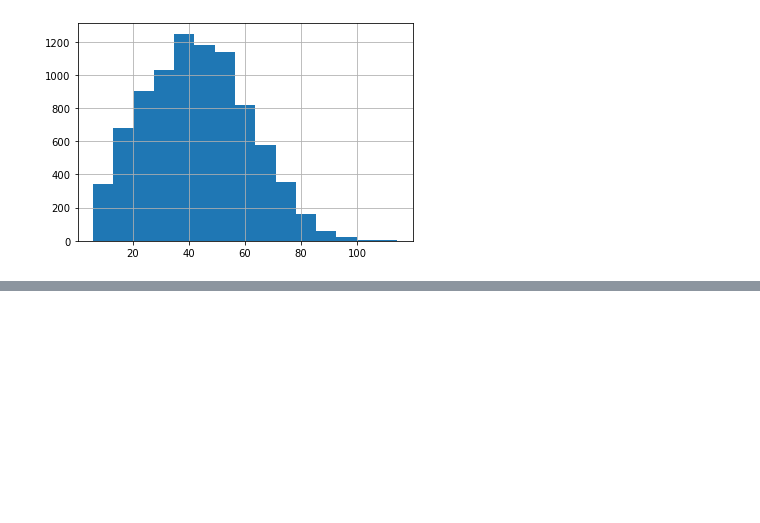
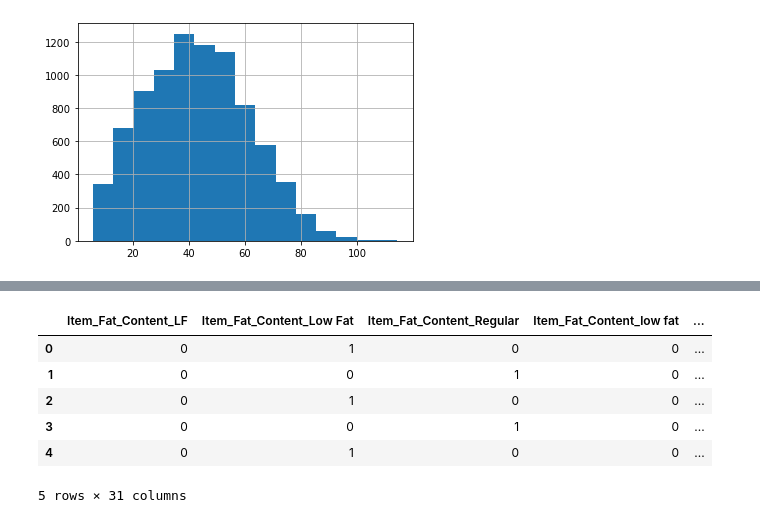
Before and after one commit to shrish83/Python-Basics, a Jupyter notebook: AnalyticsWidhyaDSCourse2021Bootcamp/March_Probability&Statistics/Project 2 - BigMartSalesProblem/script.ipynb, the cells around one changed output, grey strips where cells are left out. Saved outputs shown, nothing was run; the diff lists cells and outputs as text; code cells hidden in the pictures; blank space fills up the shorter version.

```diff
--- a/AnalyticsWidhyaDSCourse2021Bootcamp/March_Probability&Statistics/Project 2 - BigMartSalesProblem/script.ipynb
+++ b/AnalyticsWidhyaDSCourse2021Bootcamp/March_Probability&Statistics/Project 2 - BigMartSalesProblem/script.ipynb
@@ -356,0 +389,11 @@ train['Item_Outlet_Sales_log'].hist(bins=15)
+# %%
+dummies = pd.get_dummies(train1)
+dummies.head()
+# %% [output]
+|  | Item_Fat_Content_LF | Item_Fat_Content_Low Fat | Item_Fat_Content_Regular | Item_Fat_Content_low fat | ... |
+| 0 | 0 | 1 | 0 | 0 | ... |
+| 1 | 0 | 0 | 1 | 0 | ... |
+| 2 | 0 | 1 | 0 | 0 | ... |
+| 3 | 0 | 0 | 1 | 0 | ... |
+| 4 | 0 | 1 | 0 | 0 | ... |
+5 rows × 31 columns
```
Also changed, not shown: parts of 17 cells of this notebook, 3 other files.
